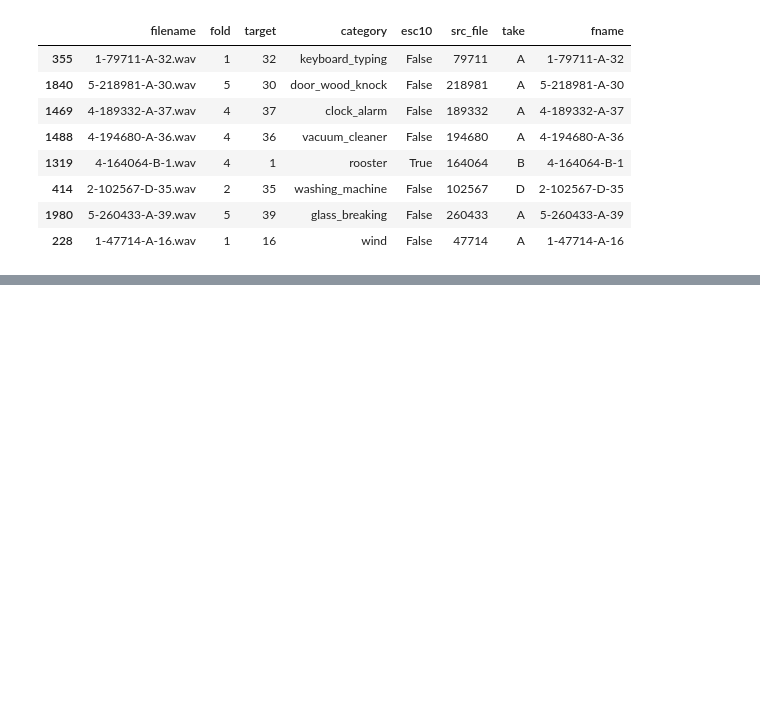
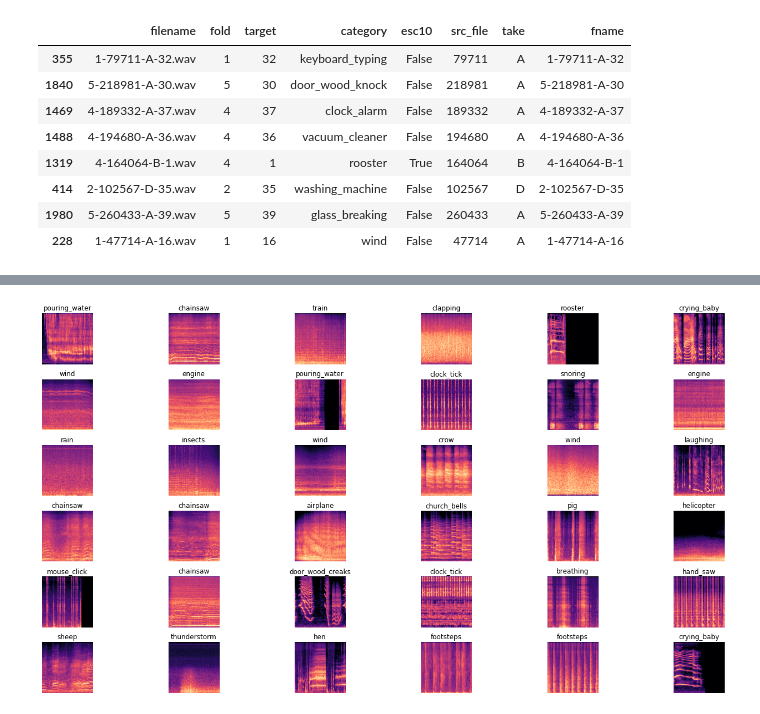
Before and after one commit to shadab4150/Sound-Spectrogram-classifier, a Jupyter notebook: sound_to_image_pre_processing.ipynb, the cells around one changed output, grey strips where cells are left out. Saved outputs shown, nothing was run; the diff lists cells and outputs as text; code cells hidden in the pictures; blank space fills up the shorter version.

```diff
--- a/sound_to_image_pre_processing.ipynb
+++ b/sound_to_image_pre_processing.ipynb
@@ -92,5 +121,5 @@ Mounted at /content/drive
 # %%
-df = pd.read_csv('esc50.csv')
+df = pd.read_csv('/content/drive/My Drive/Dataset/env_sound.csv')
 # %%
 df.head()
 # %% [output]
@@ -150,0 +189,9 @@ shutil.make_archive('sound_spectrogram', 'zip', '/content/sound_img/')
+# %%
+path = Path('/content/audio_img/')
+# %%
+data = ImageDataBunch.from_df(path,df,fn_col='fname',label_col='category',
+                              valid_pct=0.2,suffix='.png',size=224).normalize(imagenet_stats)
+# %%
+data.show_batch(rows=6,figsize=(20,10))
+# %% [output]
+[figure, added]
```
Also changed, not shown: parts of 21 cells of this notebook.
